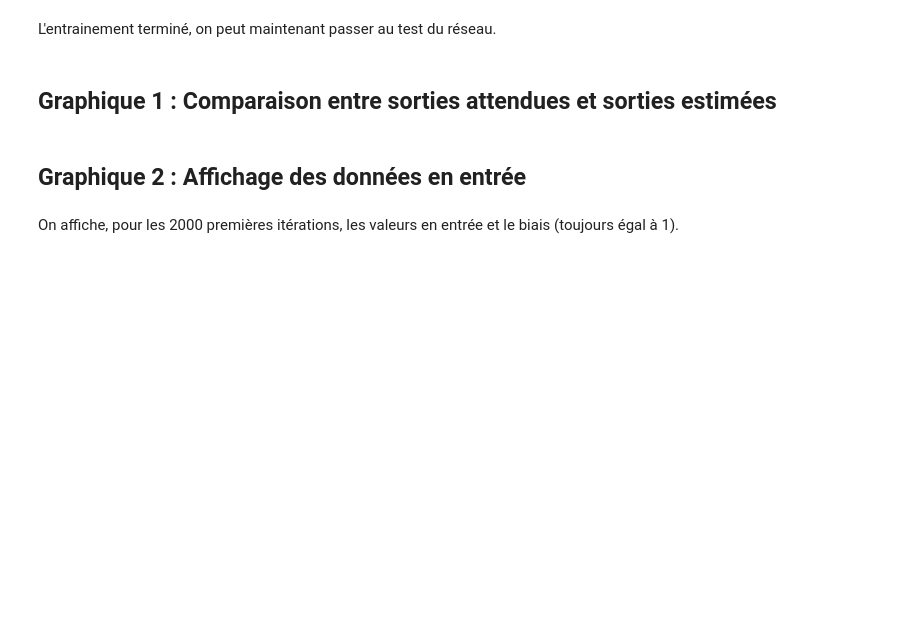
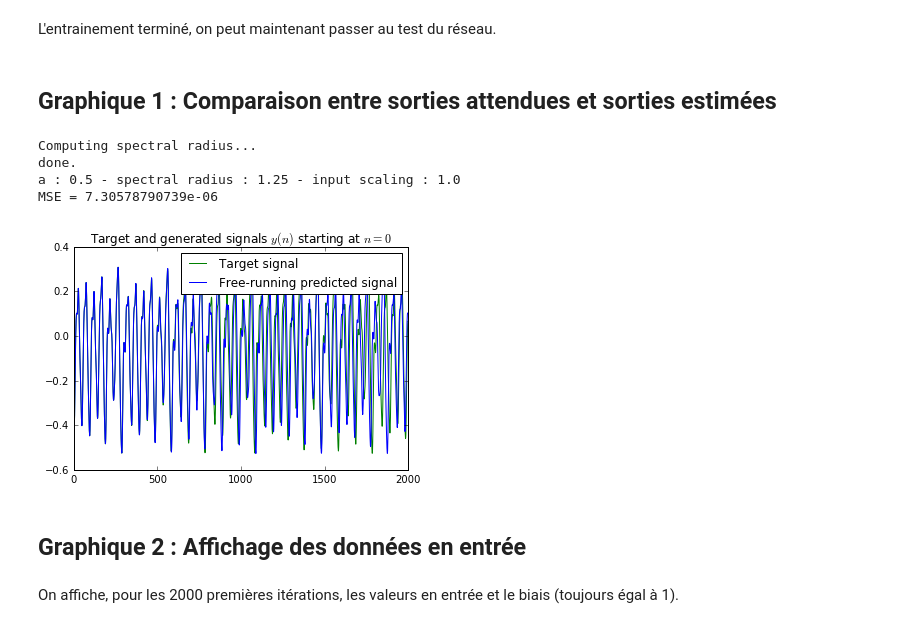
Before and after one commit to RomainPastureau/Reservoir-Jupyter, a Jupyter notebook: Minimal ESN.ipynb, the cells around one changed output. Saved outputs shown, nothing was run; the diff lists cells and outputs as text; code cells hidden in the pictures; blank space fills up the shorter version.

Commit message:
Adding prediction/generation modes

```diff
--- a/Minimal ESN.ipynb
+++ b/Minimal ESN.ipynb
@@ -277,22 +277,32 @@ def calcul_reseau(nw) :
 # %%
 var1 = FloatSlider(value=300, min=0, max=1000, step=1, description='resSize')
 var2 = FloatSlider(value=100, min=0, max=2000, step=1, description='initLen')
 var3 = FloatSlider(value=2000, min=0, max=2000, step=1, description='trainLen')
 valid = Button(description='Valider')
+select_mode = ToggleButtons(description='Mode:',
+    options=['prediction', 'generative'])
 
 def trace_graph1(_) :
     clear_output()
+    nw.mode=select_mode.value
     nw.resSize=int(var1.value)
     nw.initLen=int(var2.value)
     nw.trainLen=int(var3.value)
     plot_figure1(nw)
 
 valid.on_click(trace_graph1)
 
+display(select_mode)
 display(var1)
 display(var2)
 display(var3)
 display(valid)
+# %% [output]
+Computing spectral radius...
+done.
+a : 0.5 - spectral radius : 1.25 - input scaling : 1.0
+MSE = 7.30578790739e-06
+[figure, added]
 # %% [markdown]
 ## Graphique 2 : Affichage des données en entrée
 # %% [markdown]
```
Also changed, not shown: parts of 7 cells of this notebook, 1 other file.
